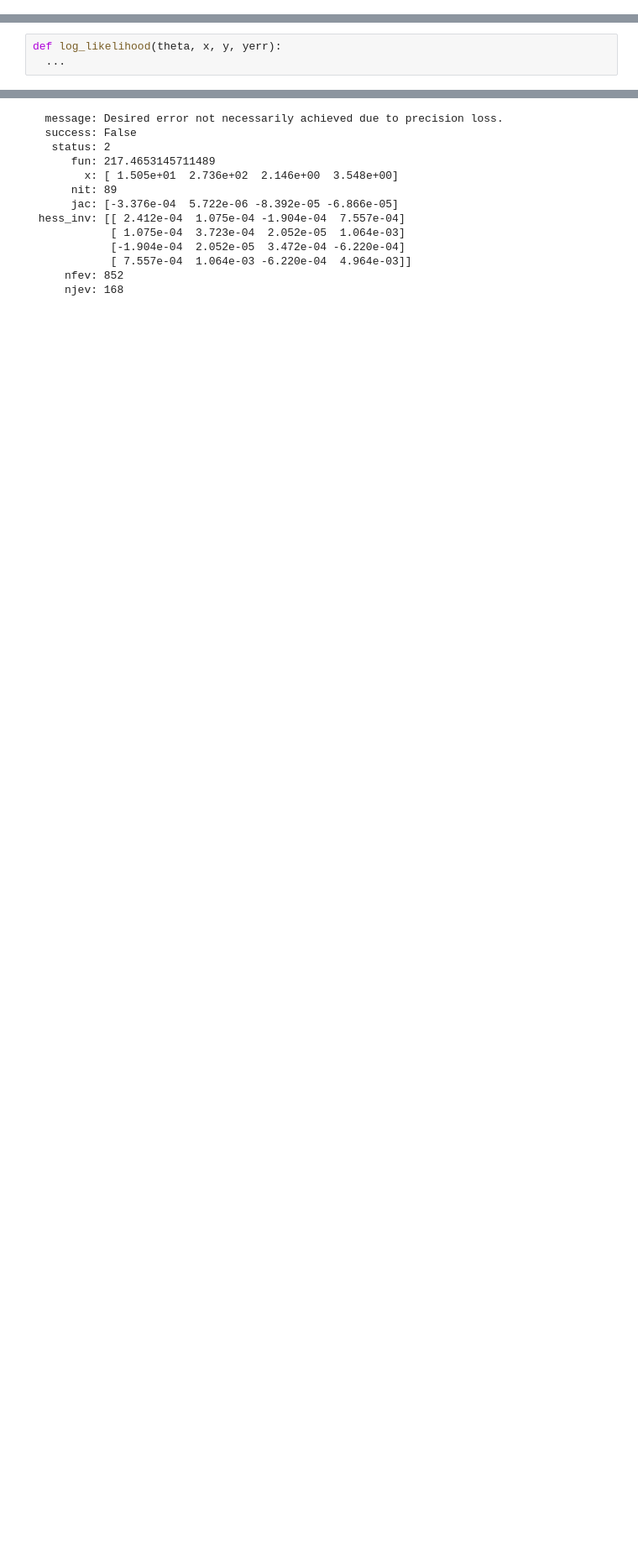
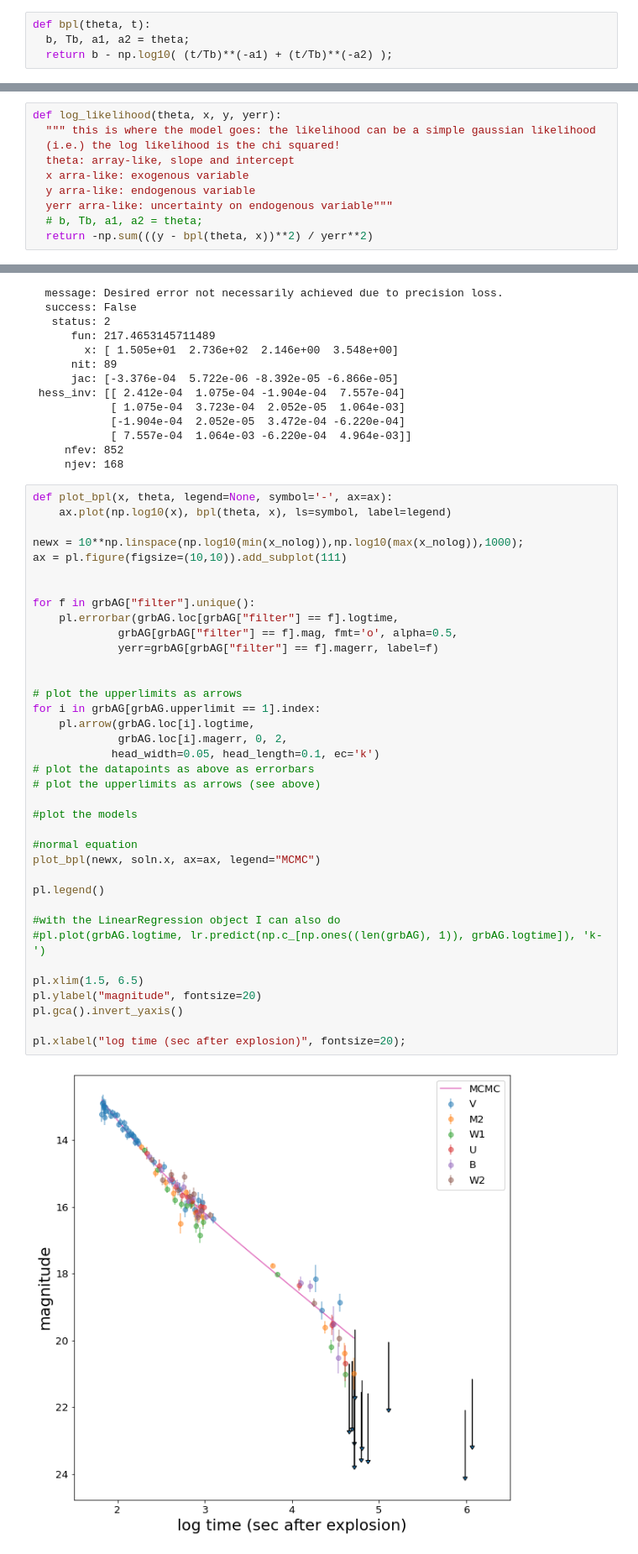
Before and after one commit to giogarulli/MLPNS_GGarulli, a Jupyter notebook: FittingLineToGRBAfterglows_instructions_inclassday2.ipynb, the cells around one changed output, grey strips where cells are left out. Shown: that part at 84% size. Drawn from its saved outputs; the diff is of its cells as text; blank space fills up the shorter version.

Commit message:
Added MCMC Broken Power Law fitting

```diff
--- a/FittingLineToGRBAfterglows_instructions_inclassday2.ipynb
+++ b/FittingLineToGRBAfterglows_instructions_inclassday2.ipynb
@@ -591,2 +586,6 @@ def bpl(theta, t):
+# %%
+def bpl(theta, t):
+  b, Tb, a1, a2 = theta;
+  return b - np.log10( (t/Tb)**(-a1) + (t/Tb)**(-a2) );
 # %%
 x_nolog = grbAGnu.time.values
@@ -596,3 +591,0 @@ def log_prior(theta):
-# %%
-def log_likelihood(theta, x, y, yerr):
-  ...
@@ -598,0 +602,10 @@ def log_likelihood(theta, x, y, yerr):
+# %%
+def log_likelihood(theta, x, y, yerr):
+  """ this is where the model goes: the likelihood can be a simple gaussian likelihood
+  (i.e.) the log likelihood is the chi squared!
+  theta: array-like, slope and intercept
+  x arra-like: exogenous variable
+  y arra-like: endogenous variable
+  yerr arra-like: uncertainty on endogenous variable"""
+  # b, Tb, a1, a2 = theta;
+  return -np.sum(((y - bpl(theta, x))**2) / yerr**2)
@@ -617,5 +646,44 @@ soln
             [ 7.557e-04  1.064e-03 -6.220e-04  4.964e-03]]
      nfev: 852
      njev: 168
+# %%
+def plot_bpl(x, theta, legend=None, symbol='-', ax=ax):
+    ax.plot(np.log10(x), bpl(theta, x), ls=symbol, label=legend)
+
+newx = 10**np.linspace(np.log10(min(x_nolog)),np.log10(max(x_nolog)),1000);
+ax = pl.figure(figsize=(10,10)).add_subplot(111)
+
+
+for f in grbAG["filter"].unique():
+    pl.errorbar(grbAG.loc[grbAG["filter"] == f].logtime,
+             grbAG[grbAG["filter"] == f].mag, fmt='o', alpha=0.5,
+             yerr=grbAG[grbAG["filter"] == f].magerr, label=f)
+
+
+# plot the upperlimits as arrows
+for i in grbAG[grbAG.upperlimit == 1].index:
+    pl.arrow(grbAG.loc[i].logtime,
+             grbAG.loc[i].magerr, 0, 2,
+            head_width=0.05, head_length=0.1, ec='k')
+# plot the datapoints as above as errorbars
+# plot the upperlimits as arrows (see above)
+
+#plot the models
+
+#normal equation
+plot_bpl(newx, soln.x, ax=ax, legend="MCMC")
+
+pl.legend()
+
+#with the LinearRegression object I can also do
+#pl.plot(grbAG.logtime, lr.predict(np.c_[np.ones((len(grbAG), 1)), grbAG.logtime]), 'k-')
+
+pl.xlim(1.5, 6.5)
+pl.ylabel("magnitude", fontsize=20)
+pl.gca().invert_yaxis()
+
+pl.xlabel("log time (sec after explosion)", fontsize=20);
+# %% [output]
+[figure, added]
 # %%
 #initial guess
```
Also changed, not shown: parts of 14 cells of this notebook.
